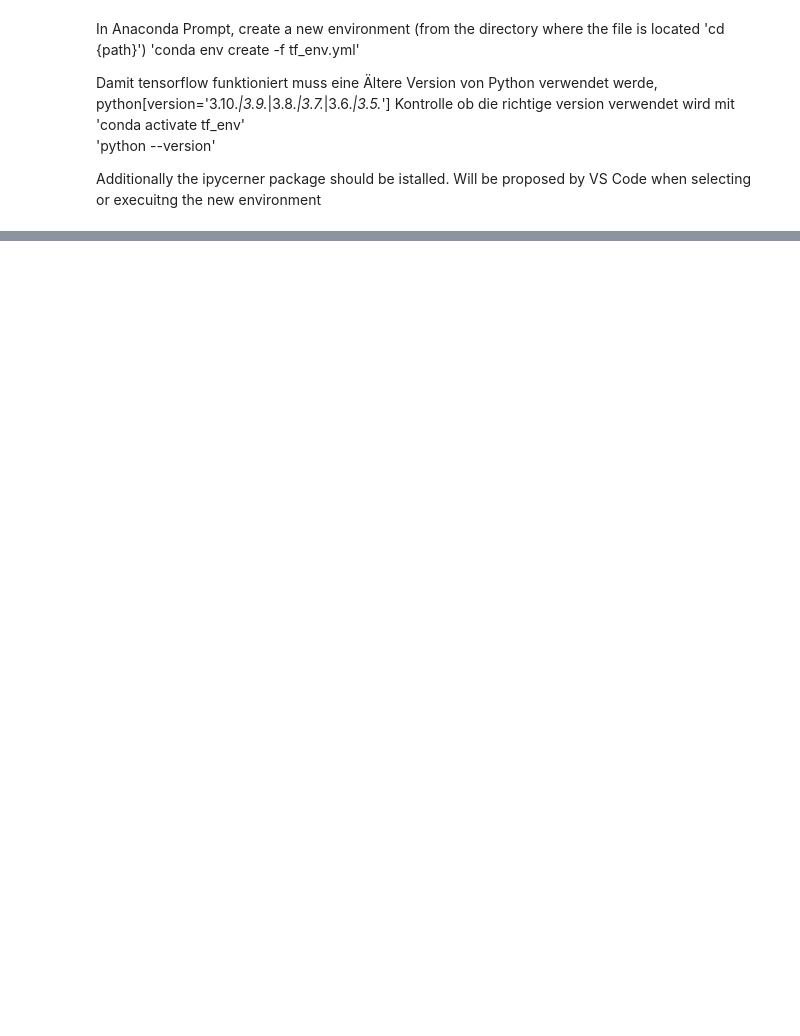
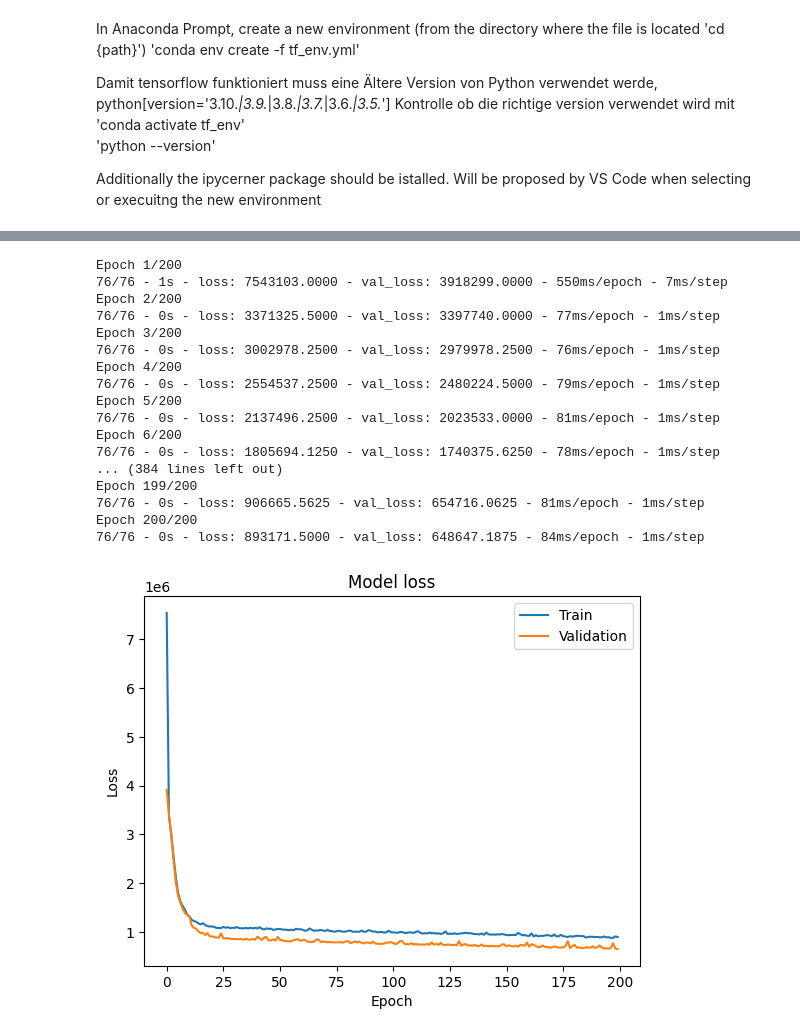
Before and after one commit to Giginio/mlp, a Jupyter notebook: 4_tensorflow.ipynb, the cells around one changed output, grey strips where cells are left out. Drawn from its saved outputs; the diff is of its cells as text; code cells hidden in the pictures; blank space fills up the shorter version.

```diff
--- a/4_tensorflow.ipynb
+++ b/4_tensorflow.ipynb
@@ -76,0 +56,27 @@ print("R^2 Score:", r2)
+# %%
+import tensorflow as tf
+#from tensorflow.keras.models import Sequential
+#from tensorflow.keras.layers import Dense
+#from tensorflow.keras.wrappers.scikit_learn import KerasRegressor
+import keras
+from scikeras.wrappers import KerasRegressor
+from sklearn.pipeline import Pipeline
+
+# pip install --upgrade tensorflow scikit-learn
+# scikit-learn is older version on install through conda
+def create_model():
+    model = Sequential()
+    model.add(Dense(64, input_dim=X.shape[1], activation='relu'))
+    model.add(Dense(32, activation='relu'))
+    model.add(Dense(1))
+    model.compile(loss='mean_squared_error', optimizer='adam')
+    return model
+
+pipeline = Pipeline([
+    ('regressor', KerasRegressor(build_fn=create_model, epochs=50, batch_size=32, verbose=2))
+])
+
+param_grid = {
+    'regressor__epochs': [50, 100],
+    'regressor__batch_size': [16, 32]
+}
@@ -76,0 +443,33 @@ print("R^2 Score:", r2)
+# %%
+# To plot the training history, you need to train the model directly and capture the history, using best parameters defined above
+history = create_model().fit(X_train, y_train, validation_data=(X_test, y_test), epochs=200, batch_size=8, verbose=2)
+
+# Plot the training and validation loss
+plt.plot(history.history['loss'], label='train')
+plt.plot(history.history['val_loss'], label='validation')
+plt.title('Model loss')
+plt.ylabel('Loss')
+plt.xlabel('Epoch')
+plt.legend(['Train', 'Validation'], loc='upper right')
+plt.show()
+
+# Model with lover echos perform better gereralization
+# %% [output]
+Epoch 1/200
+76/76 - 1s - loss: 7543103.0000 - val_loss: 3918299.0000 - 550ms/epoch - 7ms/step
+Epoch 2/200
+76/76 - 0s - loss: 3371325.5000 - val_loss: 3397740.0000 - 77ms/epoch - 1ms/step
+Epoch 3/200
+76/76 - 0s - loss: 3002978.2500 - val_loss: 2979978.2500 - 76ms/epoch - 1ms/step
+Epoch 4/200
+76/76 - 0s - loss: 2554537.2500 - val_loss: 2480224.5000 - 79ms/epoch - 1ms/step
+Epoch 5/200
+76/76 - 0s - loss: 2137496.2500 - val_loss: 2023533.0000 - 81ms/epoch - 1ms/step
+Epoch 6/200
+76/76 - 0s - loss: 1805694.1250 - val_loss: 1740375.6250 - 78ms/epoch - 1ms/step
+... (384 lines left out)
+Epoch 199/200
+76/76 - 0s - loss: 906665.5625 - val_loss: 654716.0625 - 81ms/epoch - 1ms/step
+Epoch 200/200
+76/76 - 0s - loss: 893171.5000 - val_loss: 648647.1875 - 84ms/epoch - 1ms/step
+[figure, added]
```
Also changed, not shown: parts of 11 cells of this notebook, 4 other files.
